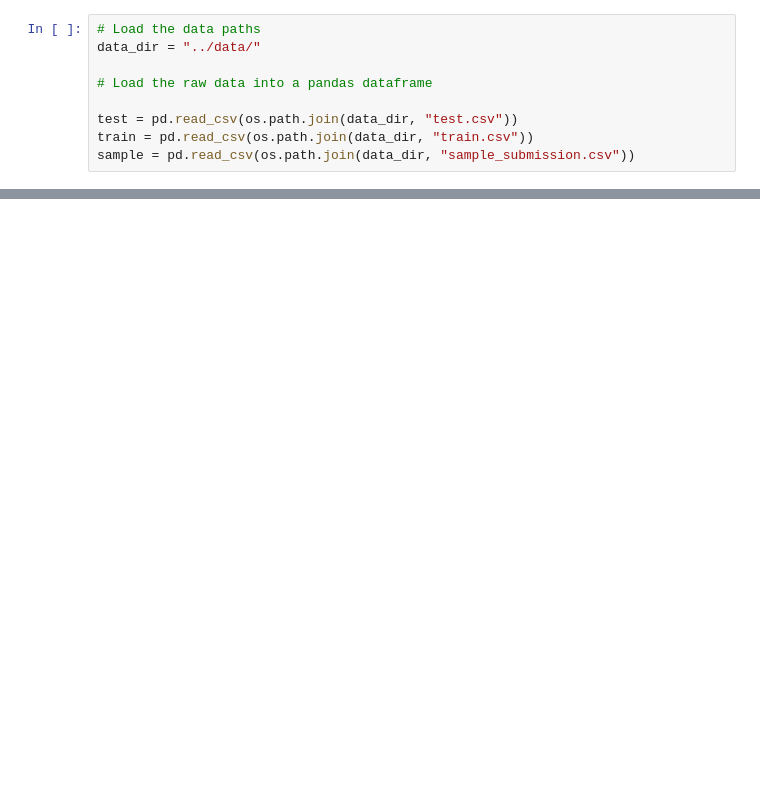
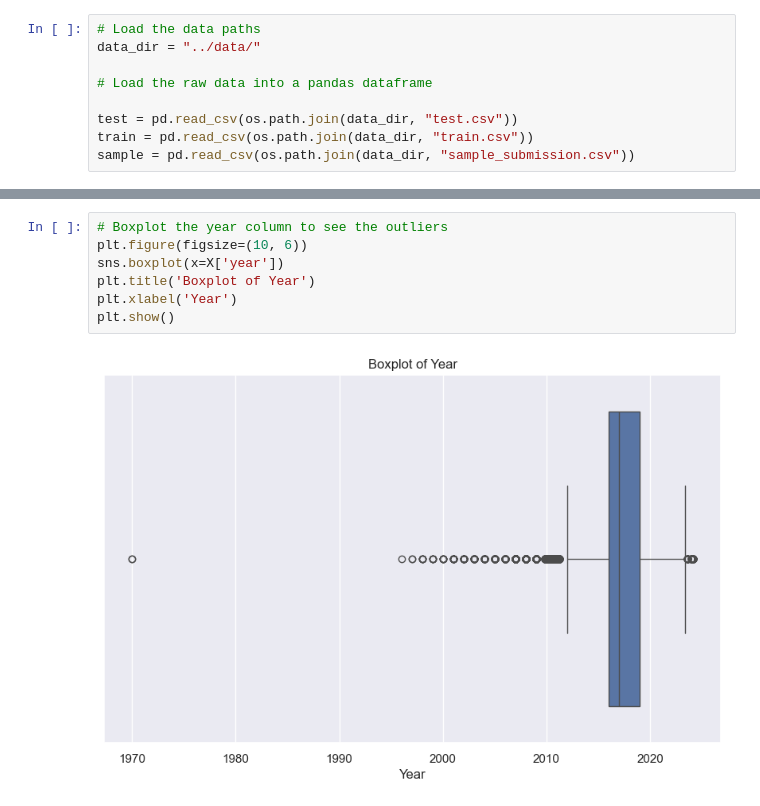
Before and after one commit to Mehmet1700/MachineLearningProject-NOVAIMS2025, a Jupyter notebook: notebooks/10_data_exploration_memo.ipynb, the cells around one changed output, grey strips where cells are left out. Drawn from its saved outputs; the diff is of its cells as text; blank space fills up the shorter version.

```diff
--- a/notebooks/10_data_exploration_memo.ipynb
+++ b/notebooks/10_data_exploration_memo.ipynb
@@ -92,0 +405,9 @@ None
+# %%
+# Boxplot the year column to see the outliers
+plt.figure(figsize=(10, 6))
+sns.boxplot(x=X['year'])
+plt.title('Boxplot of Year')
+plt.xlabel('Year')
+plt.show()
+# %% [output]
+[figure, added]
```
Also changed, not shown: parts of 35 cells of this notebook, 5 other files.
